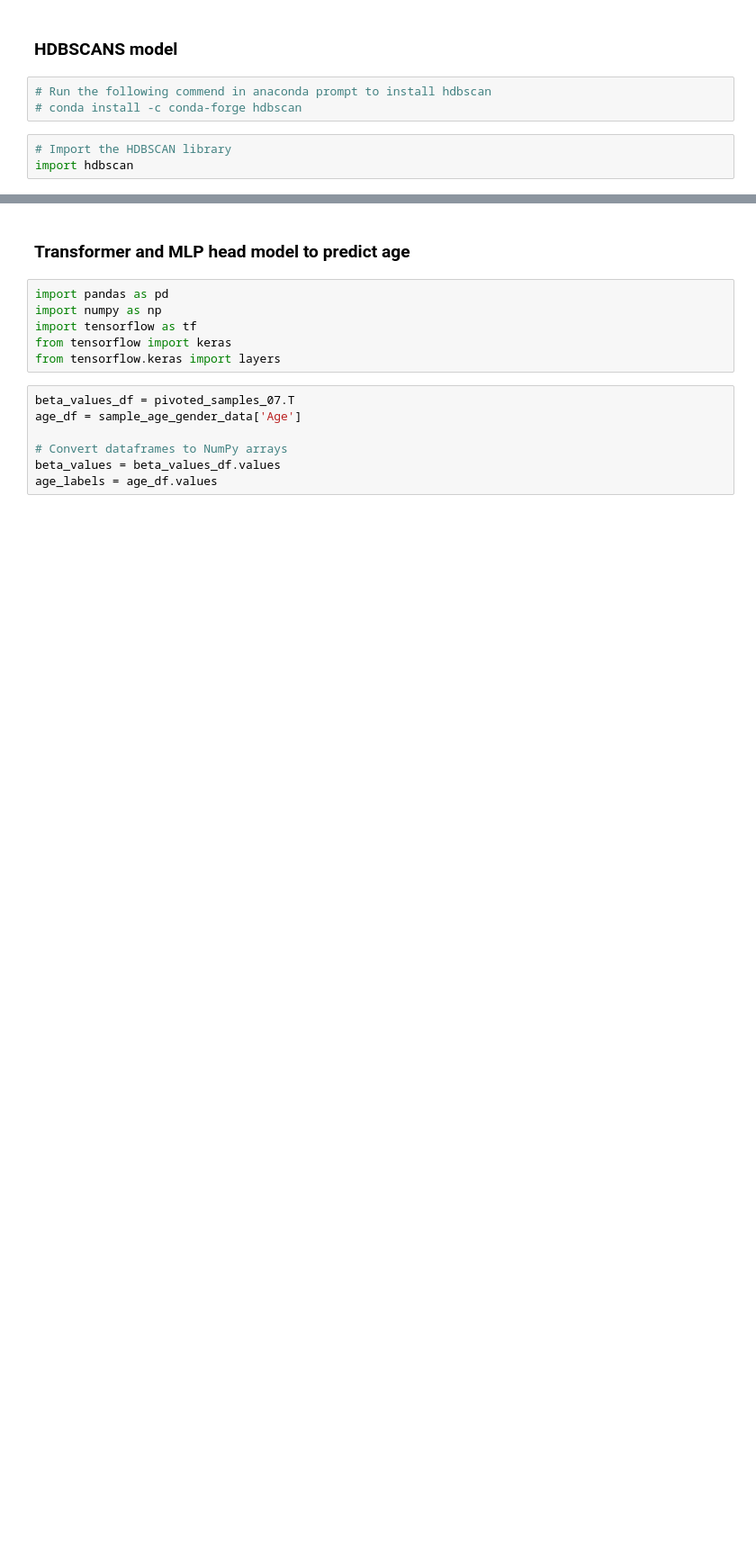
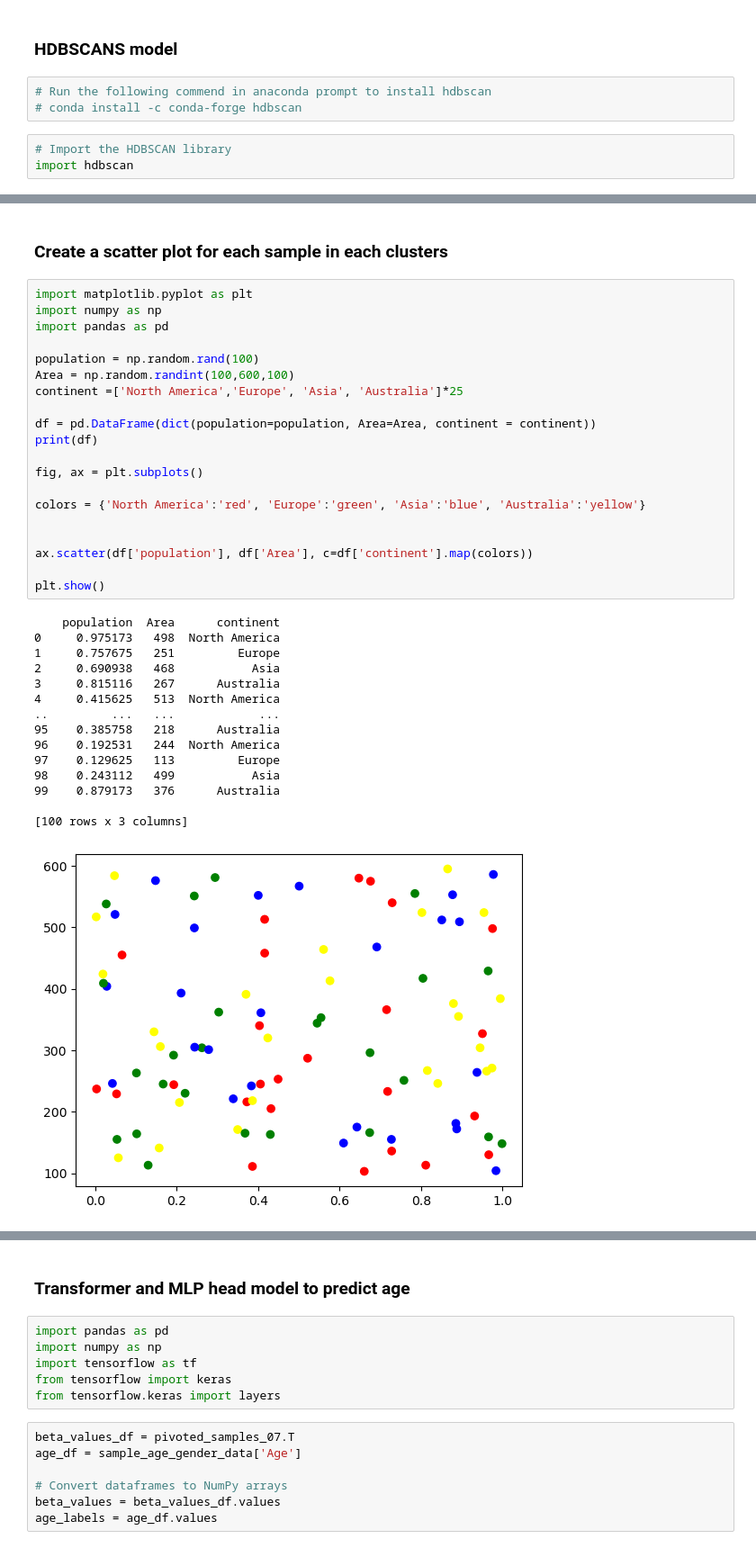
Before and after one commit to curryhank08/analyze-data-from-GEO-in-python, a Jupyter notebook: LR_in_python.ipynb, the cells around one changed output, grey strips where cells are left out. Shown at 90% size. Cells and saved outputs as stored; diff of their text form; blank space fills up the shorter version.

```diff
--- a/LR_in_python.ipynb
+++ b/LR_in_python.ipynb
@@ -1682,0 +1803,38 @@ plt.show()
+# %% [markdown]
+### Create a scatter plot for each sample in each clusters
+# %%
+import matplotlib.pyplot as plt
+import numpy as np
+import pandas as pd
+
+population = np.random.rand(100)
+Area = np.random.randint(100,600,100)
+continent =['North America','Europe', 'Asia', 'Australia']*25
+
+df = pd.DataFrame(dict(population=population, Area=Area, continent = continent))
+print(df)
+
+fig, ax = plt.subplots()
+
+colors = {'North America':'red', 'Europe':'green', 'Asia':'blue', 'Australia':'yellow'}
+
+
+ax.scatter(df['population'], df['Area'], c=df['continent'].map(colors))
+
+plt.show()
+# %% [output]
+    population  Area      continent
+0     0.975173   498  North America
+1     0.757675   251         Europe
+2     0.690938   468           Asia
+3     0.815116   267      Australia
+4     0.415625   513  North America
+..         ...   ...            ...
+95    0.385758   218      Australia
+96    0.192531   244  North America
+97    0.129625   113         Europe
+98    0.243112   499           Asia
+99    0.879173   376      Australia
+
+[100 rows x 3 columns]
+[figure, added]
```
Also changed, not shown: parts of 37 cells of this notebook.
